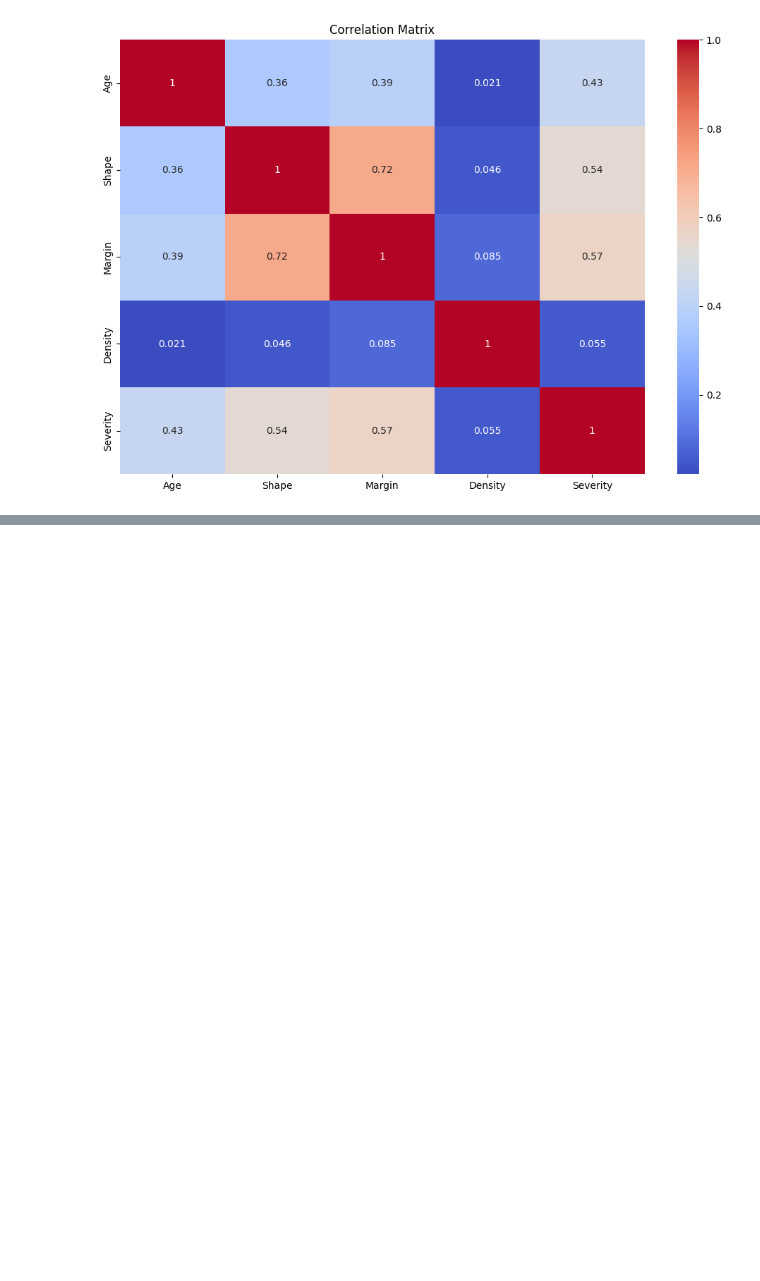
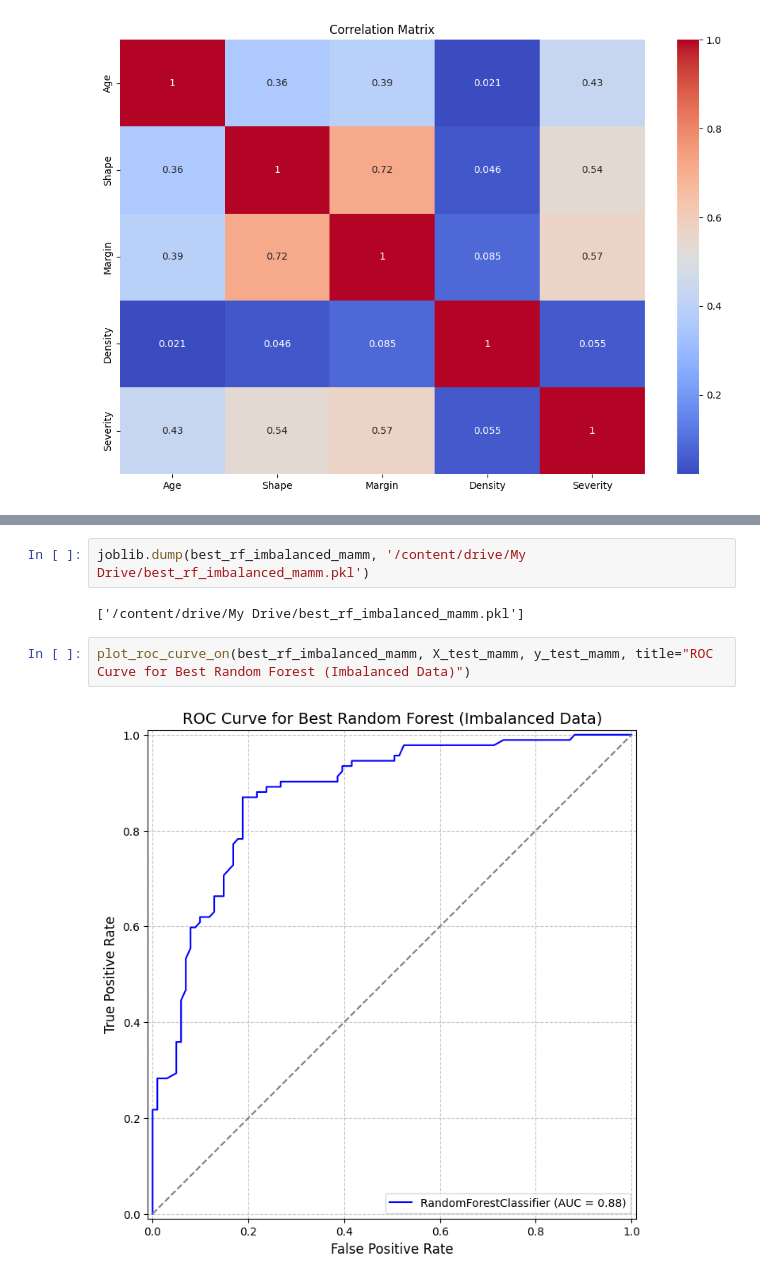
Before and after one commit to harsha5428/datascience_project, a Jupyter notebook: final_project.ipynb, the cells around one changed output, grey strips where cells are left out. Drawn from its saved outputs; the diff is of its cells as text; blank space fills up the shorter version.

```diff
--- a/final_project.ipynb
+++ b/final_project.ipynb
@@ -948,0 +1056,8 @@ plt.show()
+# %%
+joblib.dump(best_rf_imbalanced_mamm, '/content/drive/My Drive/best_rf_imbalanced_mamm.pkl')
+# %% [output]
+['/content/drive/My Drive/best_rf_imbalanced_mamm.pkl']
+# %%
+plot_roc_curve_on(best_rf_imbalanced_mamm, X_test_mamm, y_test_mamm, title="ROC Curve for Best Random Forest (Imbalanced Data)")
+# %% [output]
+[figure, added]
```
Also changed, not shown: parts of 13 cells of this notebook.
